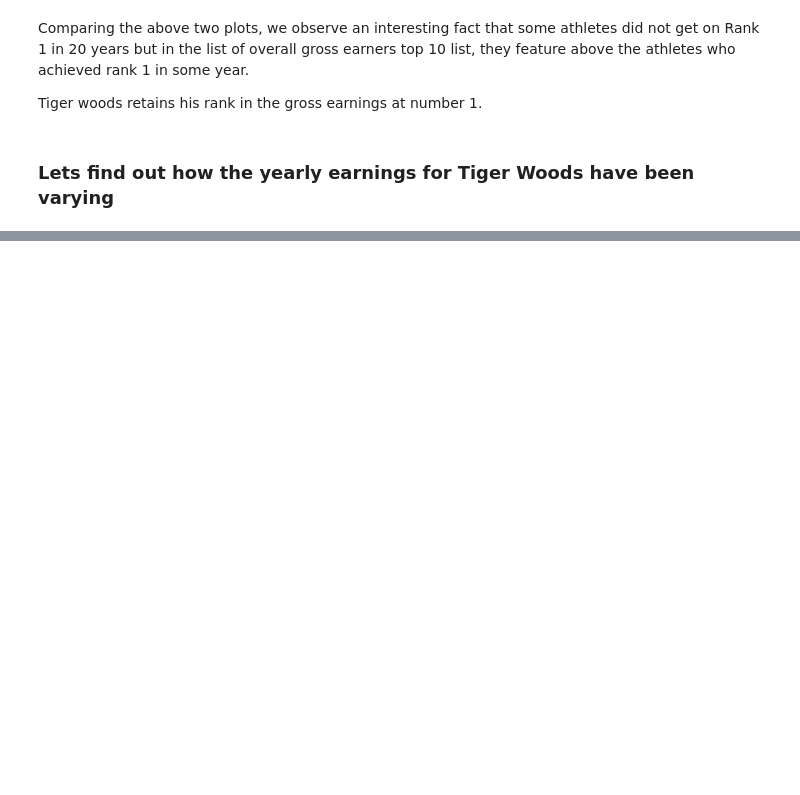
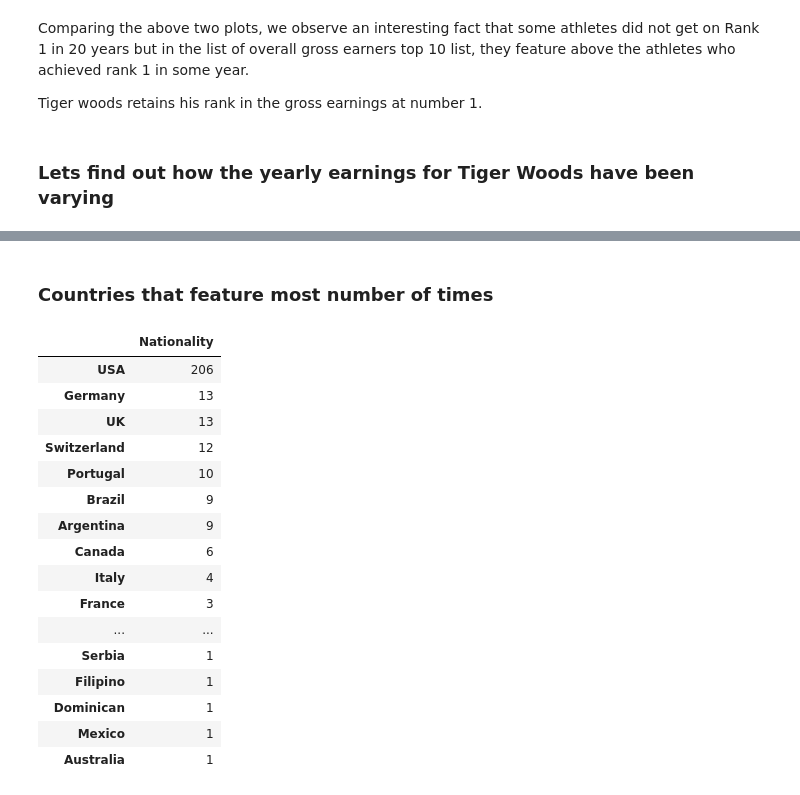
Before and after one commit to prakash-kr/Springboard, a Jupyter notebook: HighestPaidAthletes/Forbes Highest paid Athletes in the world.ipynb, the cells around one changed output, grey strips where cells are left out. Cells and saved outputs as stored; diff of their text form; code cells hidden in the pictures; blank space fills up the shorter version.

```diff
--- a/HighestPaidAthletes/Forbes Highest paid Athletes in the world.ipynb
+++ b/HighestPaidAthletes/Forbes Highest paid Athletes in the world.ipynb
@@ -284,0 +342,23 @@ earnings_plot('Tiger Woods')
+# %% [markdown]
+### Countries that feature most number of times
+# %%
+max_sport_country = df1['Nationality'].value_counts().to_frame()
+max_sport_country
+# %% [output]
+|  | Nationality |
+| USA | 206 |
+| Germany | 13 |
+| UK | 13 |
+| Switzerland | 12 |
+| Portugal | 10 |
+| Brazil | 9 |
+| Argentina | 9 |
+| Canada | 6 |
+| Italy | 4 |
+| France | 3 |
+| ... | ... |
+| Serbia | 1 |
+| Filipino | 1 |
+| Dominican | 1 |
+| Mexico | 1 |
+| Australia | 1 |
```
Also changed, not shown: parts of 8 cells of this notebook.
